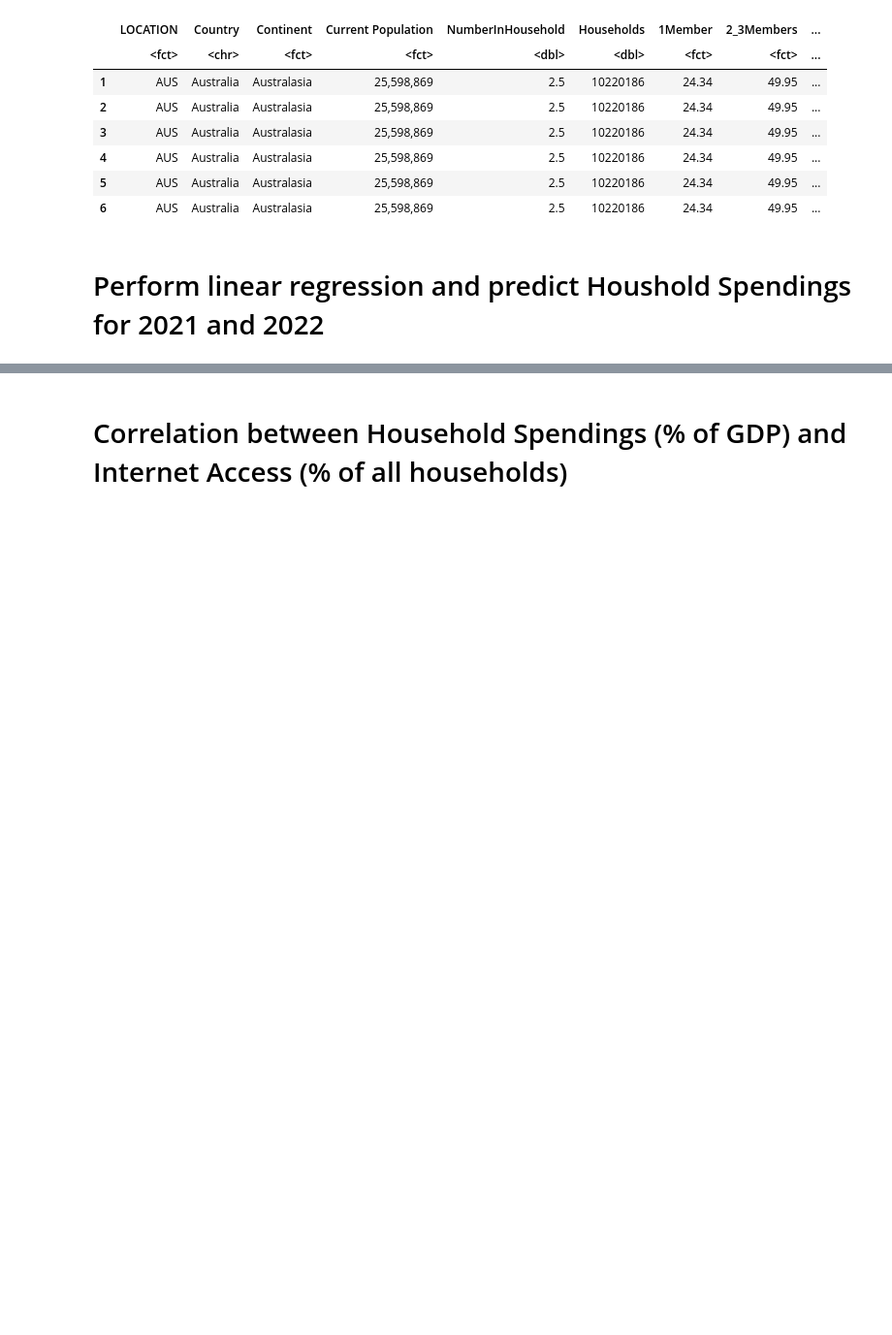
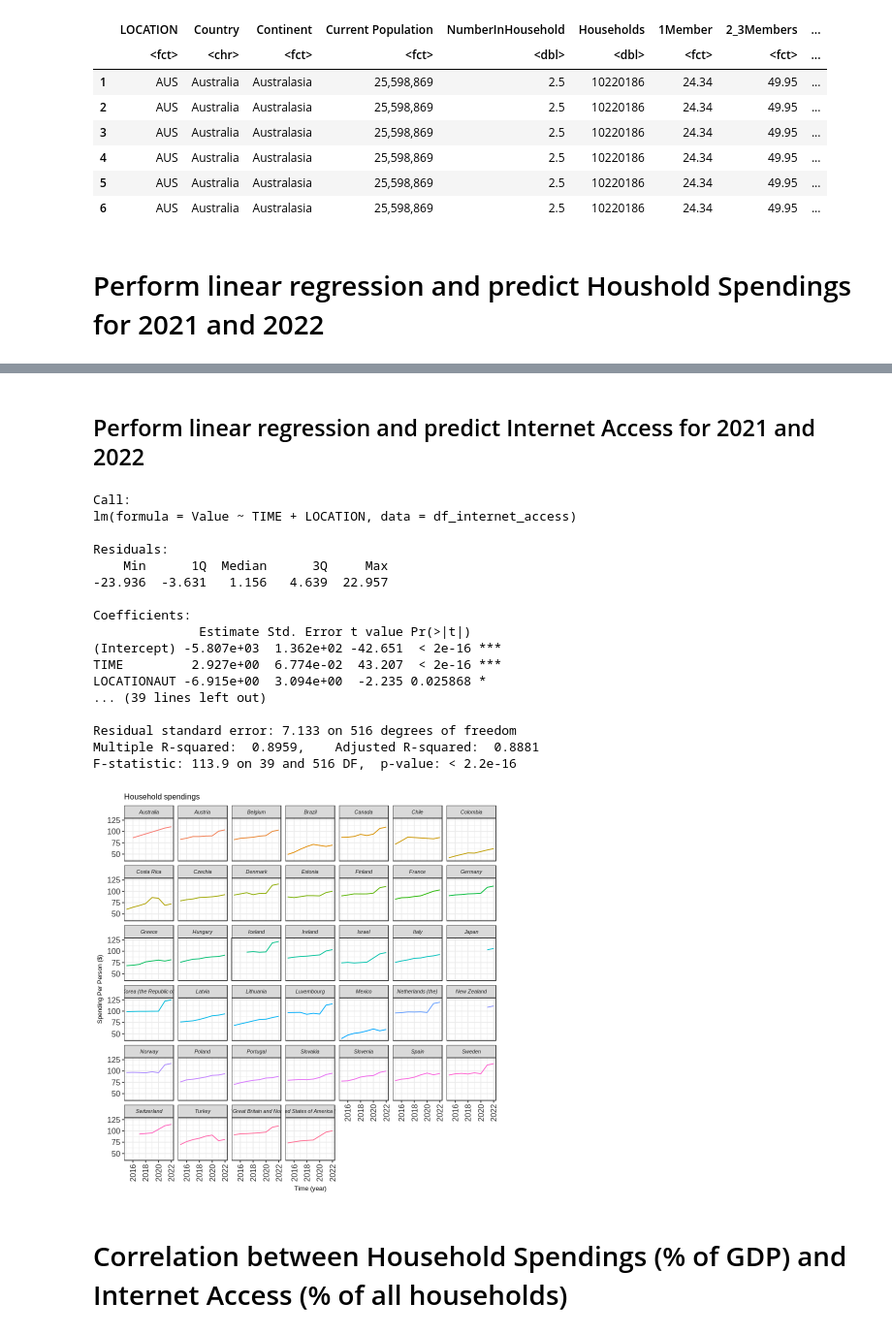
Before and after one commit to patdring/NewAppMarkets, a Jupyter notebook: CS_Fallstudie.ipynb, the cells around one changed output, grey strips where cells are left out. Shown: that part at 97% size. Cells and saved outputs as stored; diff of their text form; code cells hidden in the pictures; blank space fills up the shorter version.

```diff
--- a/CS_Fallstudie.ipynb
+++ b/CS_Fallstudie.ipynb
@@ -271,4 +262,57 @@ A data.frame: 6 × 20
 [figure]
+# %% [markdown]
+## Perform linear regression and predict Internet Access for 2021 and 2022
+# %%
+model = lm(Value ~ TIME + LOCATION, data = df_internet_access) #Create the linear regression
+summary(model) #Review the results
+
+df_ia <- df_internet_access[c("LOCATION", "Country", "TIME", "Value")]
+
+LOCATION <- unique(df_ia$LOCATION, incomparables = FALSE)
+
+df_ia2021 <- data.frame(LOCATION, Country='', TIME=2021, Value='')
+df_ia2021$Value <- predict(model, df_ia2021)
+df_ia <- rbind(df_ia, df_ia2021)
+
+df_ia2022 <- data.frame(LOCATION, Country='', TIME=2022, Value='')
+df_ia2022$Value <- predict(model, df_ia2022)
+df_ia <- rbind(df_ia, df_ia2022)
+
+df_ia <- merge(df_ia, df_country_codes,by=c("LOCATION"))
+
+df_ia <- subset(df_ia, TIME >= 2015)
+
+ggplot(data = df_ia, mapping = aes(x = TIME, y = Value, color = Country.y)) +
+    geom_line() +
+    facet_wrap(vars(Country.y)) +
+    labs(title = "Household spendings",
+        x = "Time (year)",
+        y = "Spending Per Person ($)") +
+    theme_bw() +
+    theme(axis.text.x = element_text(colour = "grey20", size = 10, angle = 90, hjust = 0.5, vjust = 0.5),
+                        axis.text.y = element_text(colour = "grey20", size = 10),
+                        strip.text = element_text(face = "italic"),
+                        text = element_text(size = 8)) +
+    theme(legend.position = "none")
+# %% [output]
+Call:
+lm(formula = Value ~ TIME + LOCATION, data = df_internet_access)
+
+Residuals:
+    Min      1Q  Median      3Q     Max
+-23.936  -3.631   1.156   4.639  22.957
+
+Coefficients:
+              Estimate Std. Error t value Pr(>|t|)
+(Intercept) -5.807e+03  1.362e+02 -42.651  < 2e-16 ***
+TIME         2.927e+00  6.774e-02  43.207  < 2e-16 ***
+LOCATIONAUT -6.915e+00  3.094e+00  -2.235 0.025868 *
+... (39 lines left out)
+
+Residual standard error: 7.133 on 516 degrees of freedom
+Multiple R-squared:  0.8959,    Adjusted R-squared:  0.8881
+F-statistic: 113.9 on 39 and 516 DF,  p-value: < 2.2e-16
+[figure, added]
 # %% [markdown]
 # Correlation between Household Spendings (% of GDP) and Internet Access (% of all households)
 # %%
```
Also changed, not shown: parts of 4 cells of this notebook.
